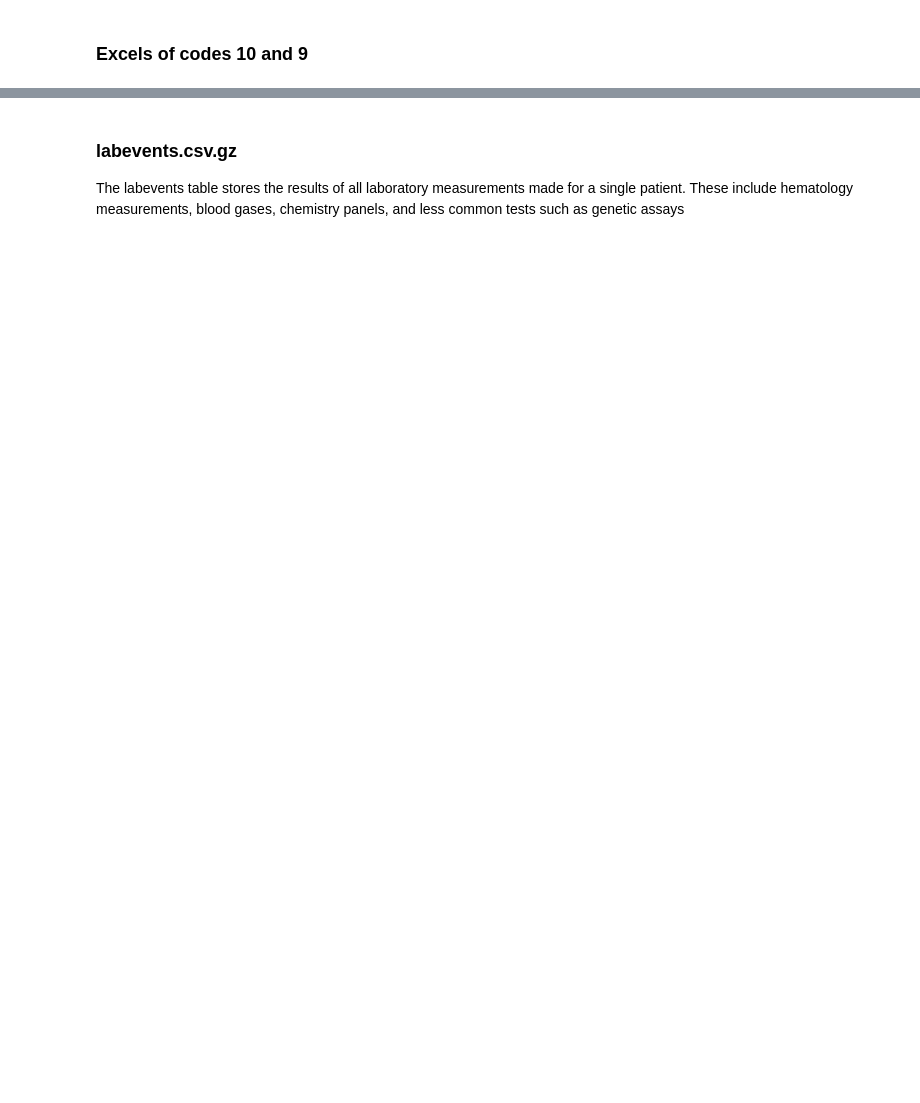
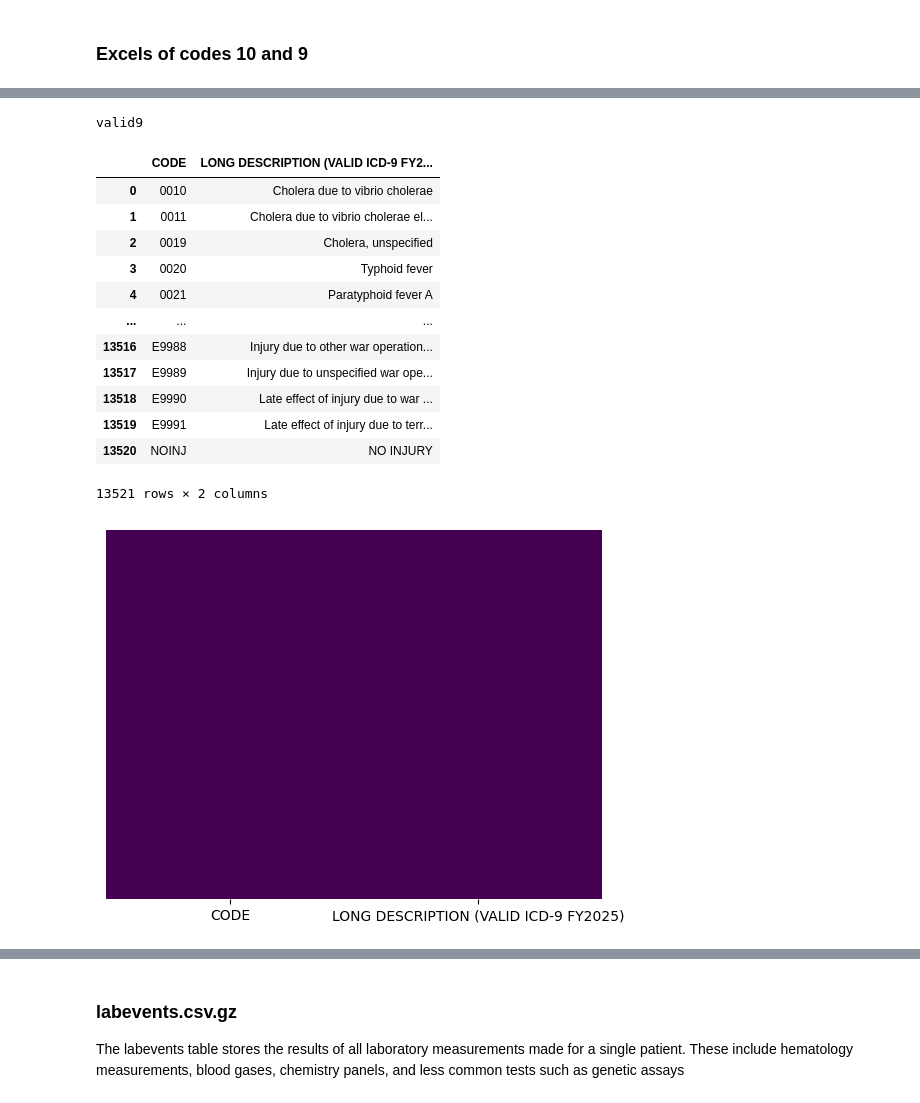
Before and after one commit to CatarinaCosta02/Master_Thesis, a Jupyter notebook: profiling/diagnosis.ipynb, the cells around one changed output, grey strips where cells are left out. Cells and saved outputs as stored; diff of their text form; code cells hidden in the pictures; blank space fills up the shorter version.

```diff
--- a/profiling/diagnosis.ipynb
+++ b/profiling/diagnosis.ipynb
@@ -261,0 +360,28 @@ code_counts.to_csv('code_counts.csv', index=False)
+# %%
+print("valid9")
+#display(valid9)
+sns.heatmap(
+    valid9.isnull(),
+    yticklabels=False,
+    cbar=False,
+    cmap='viridis'
+)
+
+#valid9 = valid9.drop(['NF EXCL'], axis=1)
+display(valid9)
+# %% [output]
+valid9
+|  | CODE | LONG DESCRIPTION (VALID ICD-9 FY2... |
+| 0 | 0010 | Cholera due to vibrio cholerae |
+| 1 | 0011 | Cholera due to vibrio cholerae el... |
+| 2 | 0019 | Cholera, unspecified |
+| 3 | 0020 | Typhoid fever |
+| 4 | 0021 | Paratyphoid fever A |
+| ... | ... | ... |
+| 13516 | E9988 | Injury due to other war operation... |
+| 13517 | E9989 | Injury due to unspecified war ope... |
+| 13518 | E9990 | Late effect of injury due to war ... |
+| 13519 | E9991 | Late effect of injury due to terr... |
+| 13520 | NOINJ | NO INJURY |
+13521 rows × 2 columns
+[figure, added]
```
Also changed, not shown: parts of 9 cells of this notebook, 5 other files.
